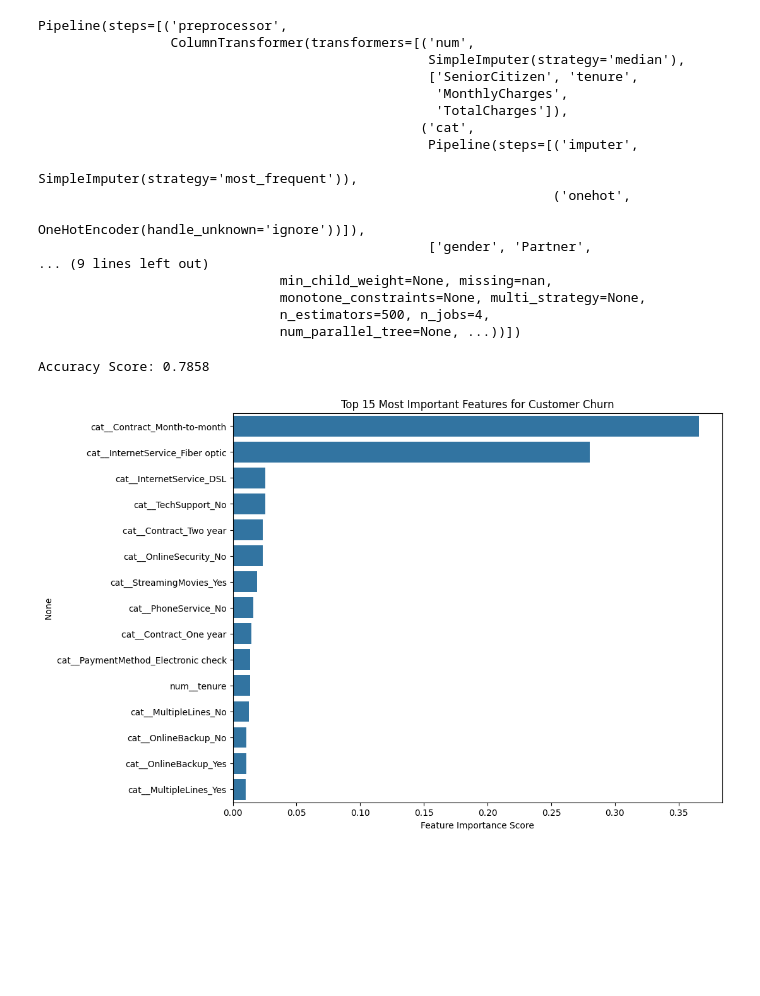
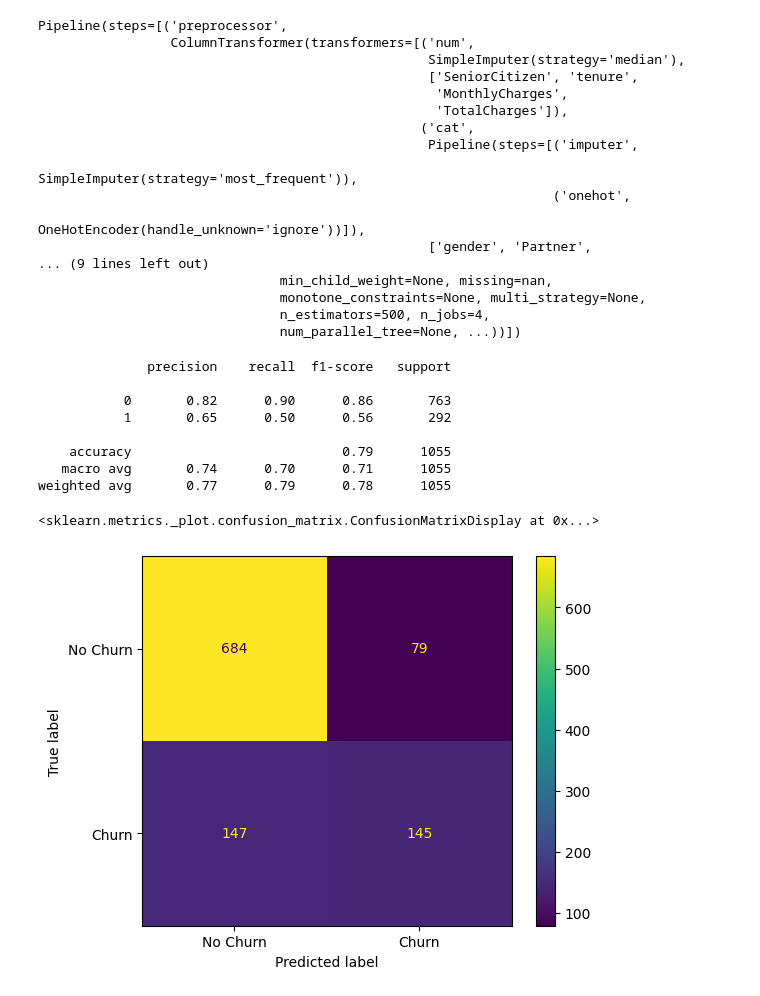
Before and after one commit to shank187/customer-churn-prediction-pipeline, a Jupyter notebook: telco-churn-analysis.ipynb, the cells around one changed output. Saved outputs shown, nothing was run; the diff lists cells and outputs as text; code cells hidden in the pictures; blank space fills up the shorter version.

```diff
--- a/telco-churn-analysis.ipynb
+++ b/telco-churn-analysis.ipynb
@@ -137,32 +137,24 @@ Pipeline(steps=[('preprocessor',
                                n_estimators=500, n_jobs=4,
                                num_parallel_tree=None, ...))])
 # %%
-from sklearn.metrics import accuracy_score
+from sklearn.metrics import classification_report, confusion_matrix, ConfusionMatrixDisplay, roc_auc_score
 
-preds = churn_pipeline.predict(X_test)
-print(f'Accuracy Score: {accuracy_score(preds, y_test):.4f}')
+y_pred = churn_pipeline.predict(X_test)
+y_proba = churn_pipeline.predict_proba(X_test)[:, 1]
 
-xgb_model = churn_pipeline.named_steps['model']
-feature_scores = xgb_model.feature_importances_
-feature_names = churn_pipeline.named_steps['preprocessor'].get_feature_names_out()
+print(classification_report(y_test, y_pred))
+cm = confusion_matrix(y_test, y_pred)
+
+disp = ConfusionMatrixDisplay(confusion_matrix=cm, display_labels=['No Churn', 'Churn'])
+disp.plot()
 # %% [output]
-Accuracy Score: 0.7858
+              precision    recall  f1-score   support
+
+           0       0.82      0.90      0.86       763
+           1       0.65      0.50      0.56       292
+
+    accuracy                           0.79      1055
+   macro avg       0.74      0.70      0.71      1055
+weighted avg       0.77      0.79      0.78      1055
+<sklearn.metrics._plot.confusion_matrix.ConfusionMatrixDisplay at 0x...>
+[figure, added]
-# %%
-import pandas as pd
-import seaborn as sns
-import matplotlib.pyplot as plt
-
-# 1. Create a Pandas Series for easy handling
-importance_series = pd.Series(feature_scores, index=feature_names)
-
-# 2. Sort the values from highest to lowest
-top_15_features = importance_series.sort_values(ascending=False).head(15)
-
-# 3. Visualize the top 15 features
-plt.figure(figsize=(10, 8))
-sns.barplot(x=top_15_features.values, y=top_15_features.index)
-plt.title('Top 15 Most Important Features for Customer Churn')
-plt.xlabel('Feature Importance Score')
-plt.show()
-# %% [output]
-[figure, removed]
```
Also changed, not shown: parts of 1 cell of this notebook.
